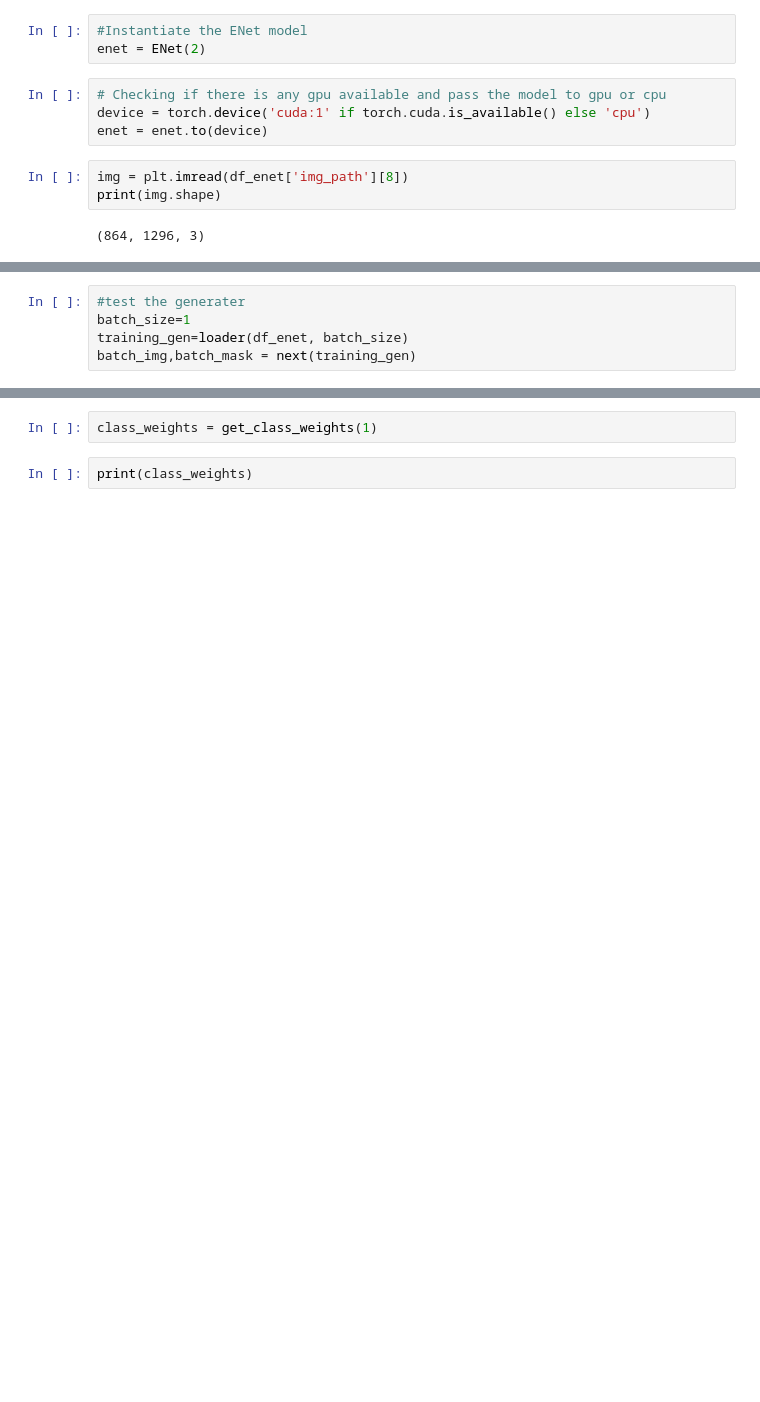
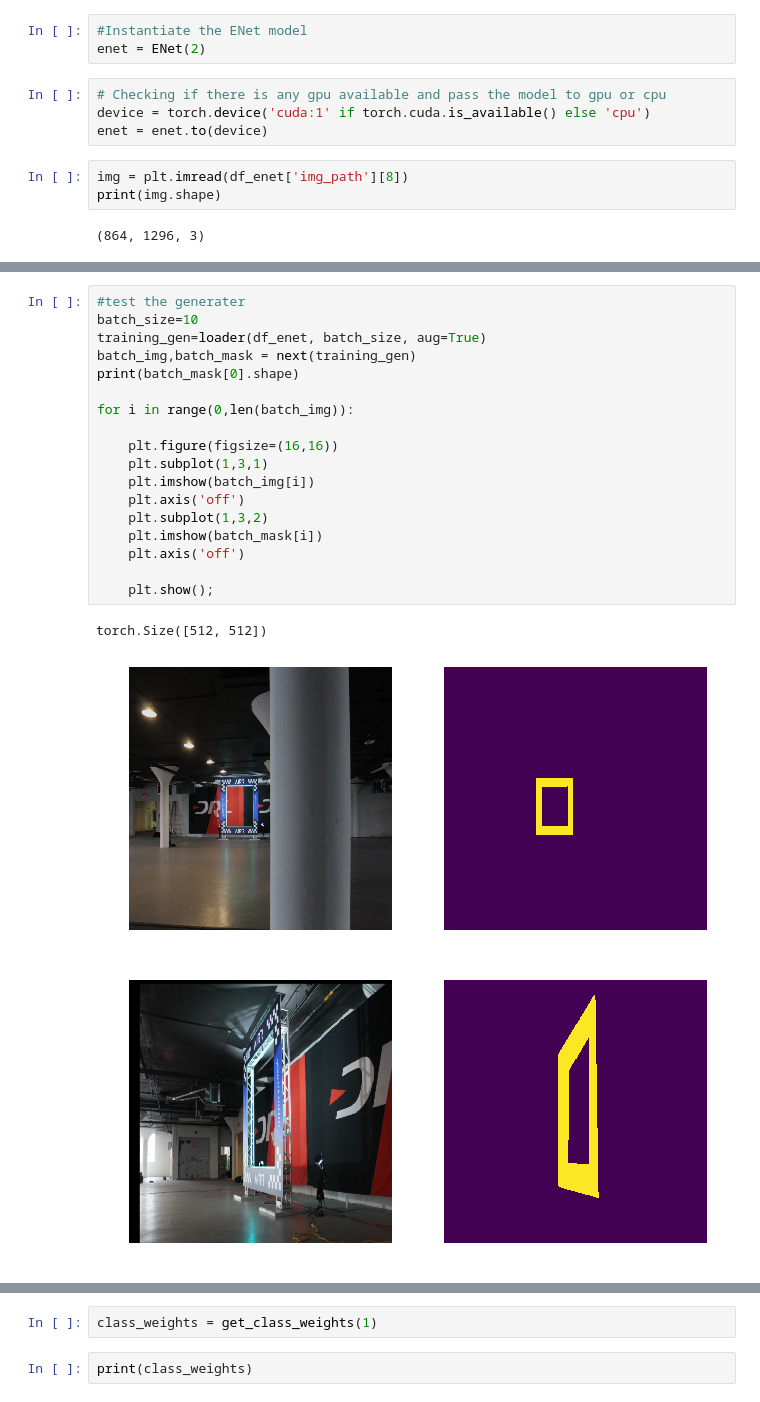
Before and after one commit to Veilkrand/AlphaPilot_test2, a Jupyter notebook: object_segmentation_pipelines/Enet/Enet_pipelines.ipynb, the cells around one changed output, grey strips where cells are left out. Cells and saved outputs as stored; diff of their text form; blank space fills up the shorter version.

```diff
--- a/object_segmentation_pipelines/Enet/Enet_pipelines.ipynb
+++ b/object_segmentation_pipelines/Enet/Enet_pipelines.ipynb
@@ -1075,8 +1110,25 @@ def loader(df, batch_size, im_size=(512,512)):
         labels = torch.tensor(labels)
 
         yield inputs, labels
-# %%
-#test the generater
-batch_size=1
-training_gen=loader(df_enet, batch_size)
-batch_img,batch_mask = next(training_gen)
+# %%
+#test the generater
+batch_size=10
+training_gen=loader(df_enet, batch_size, aug=True)
+batch_img,batch_mask = next(training_gen)
+print(batch_mask[0].shape)
+
+for i in range(0,len(batch_img)):
+
+    plt.figure(figsize=(16,16))
+    plt.subplot(1,3,1)
+    plt.imshow(batch_img[i])
+    plt.axis('off')
+    plt.subplot(1,3,2)
+    plt.imshow(batch_mask[i])
+    plt.axis('off')
+
+    plt.show();
+# %% [output]
+torch.Size([512, 512])
+[figure, added]
+[figure, added]
```
Also changed, not shown: parts of 38 cells of this notebook, 2 other files.
